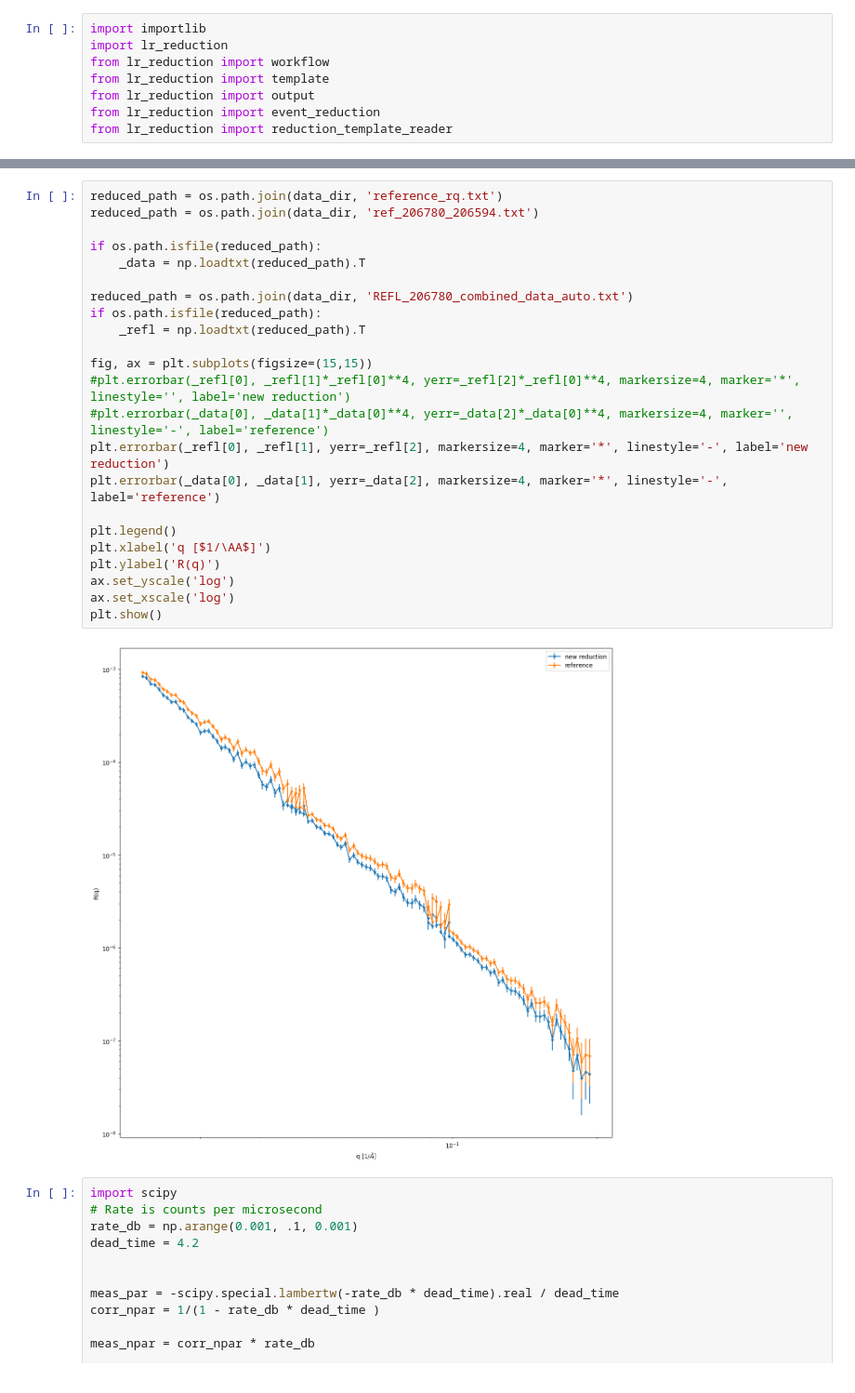
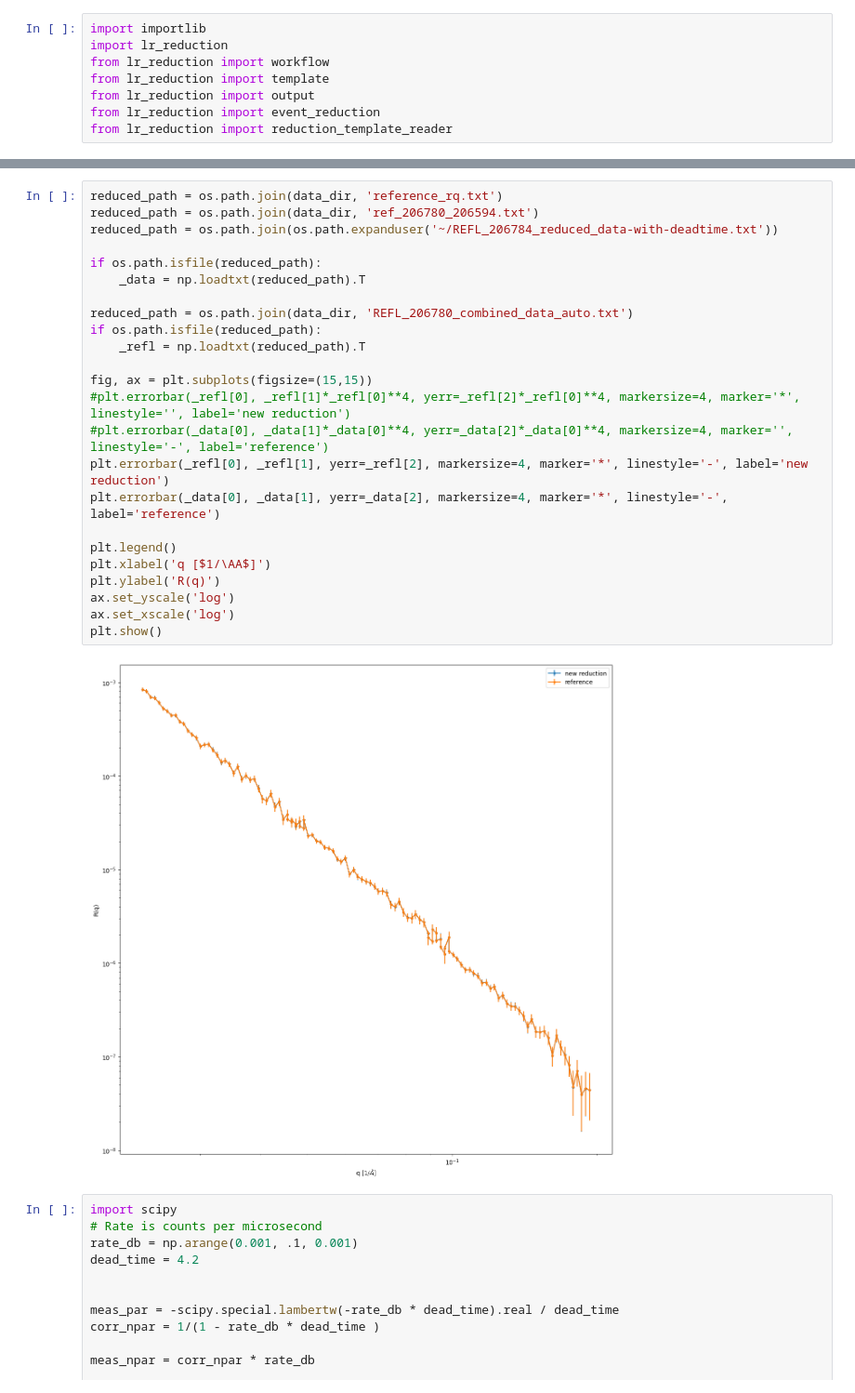
Before and after one commit to neutrons/LiquidsReflectometer, a Jupyter notebook: reduction/notebooks/workflow.ipynb, the cells around one changed output, grey strips where cells are left out. Shown at 93% size. Saved outputs shown, nothing was run; the diff lists cells and outputs as text.

```diff
--- a/reduction/notebooks/workflow.ipynb
+++ b/reduction/notebooks/workflow.ipynb
@@ -118,28 +123,29 @@ Template data was passed instead of a file path: template data not saved
 # %%
 reduced_path = os.path.join(data_dir, 'reference_rq.txt')
 reduced_path = os.path.join(data_dir, 'ref_206780_206594.txt')
+reduced_path = os.path.join(os.path.expanduser('~/REFL_206784_reduced_data-with-deadtime.txt'))
 
 if os.path.isfile(reduced_path):
     _data = np.loadtxt(reduced_path).T
 
 reduced_path = os.path.join(data_dir, 'REFL_206780_combined_data_auto.txt')
 if os.path.isfile(reduced_path):
     _refl = np.loadtxt(reduced_path).T
 
 fig, ax = plt.subplots(figsize=(15,15))
 #plt.errorbar(_refl[0], _refl[1]*_refl[0]**4, yerr=_refl[2]*_refl[0]**4, markersize=4, marker='*', linestyle='', label='new reduction')
 #plt.errorbar(_data[0], _data[1]*_data[0]**4, yerr=_data[2]*_data[0]**4, markersize=4, marker='', linestyle='-', label='reference')
 plt.errorbar(_refl[0], _refl[1], yerr=_refl[2], markersize=4, marker='*', linestyle='-', label='new reduction')
 plt.errorbar(_data[0], _data[1], yerr=_data[2], markersize=4, marker='*', linestyle='-', label='reference')
 
 plt.legend()
 plt.xlabel('q [$1/\AA$]')
 plt.ylabel('R(q)')
 ax.set_yscale('log')
 ax.set_xscale('log')
 plt.show()
 # %% [output]
-[figure, old version]
+[figure, new version]
 # %%
 import scipy
 # Rate is counts per microsecond
```
Also changed, not shown: parts of 2 cells of this notebook, 4 other files.
